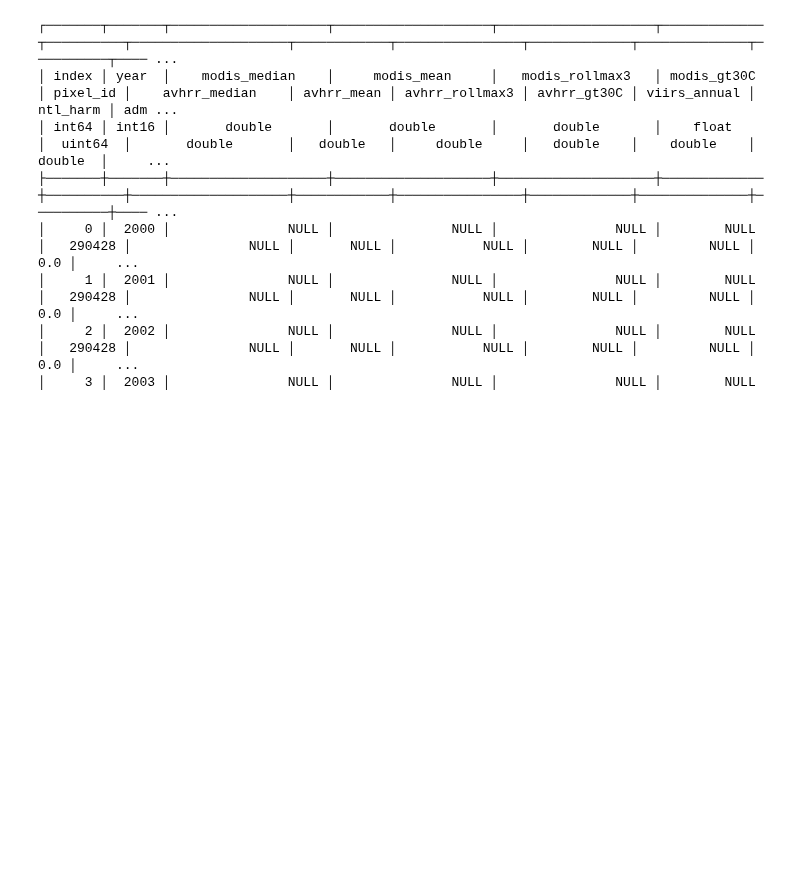
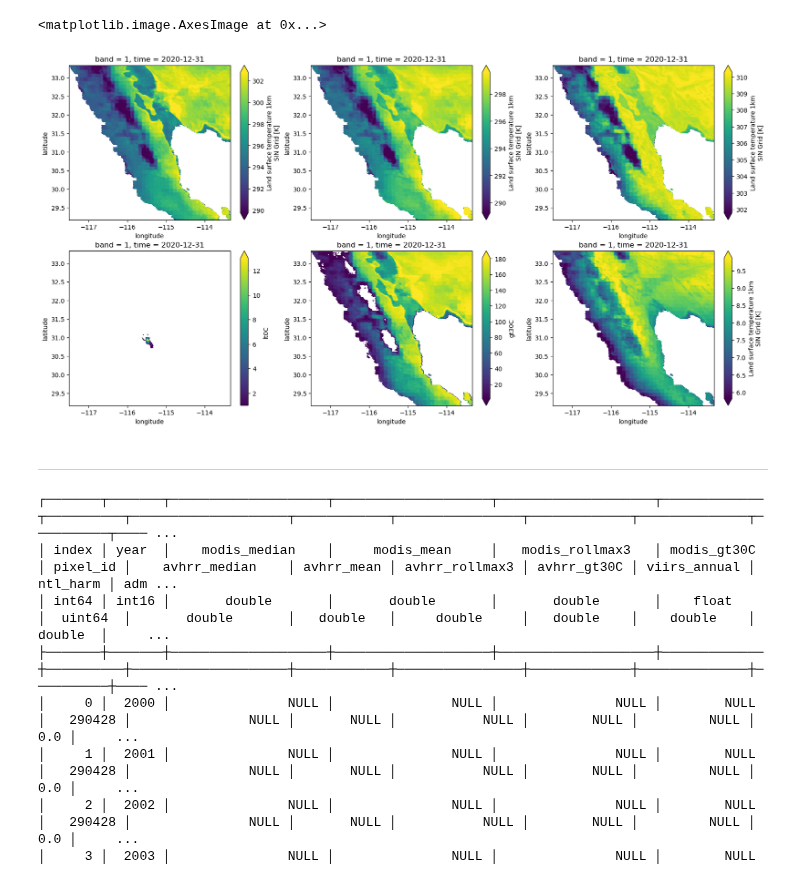
Before and after one commit to felixschulz385/growth-and-temperature, a Jupyter notebook: gnt/experiments/modis_fix.ipynb, the cells around one changed output. Drawn from its saved outputs; the diff is of its cells as text; code cells hidden in the pictures; blank space fills up the shorter version.

```diff
--- a/gnt/experiments/modis_fix.ipynb
+++ b/gnt/experiments/modis_fix.ipynb
@@ -0,0 +7,8 @@
+# %%
+modis = xr.open_zarr(
+    "/scicore/home/meiera/schulz0022/projects/growth-and-temperature/data_nobackup/glass/LST/MODIS/Daily/1KM/processed/stage_2/modis_timeseries_reprojected.zarr",
+    consolidated=False
+    )
+# %%
+modis_subset = modis.isel(time=-1, latitude=slice(10_000, 11_000), longitude=slice(15_000, 16_000)).compute()
+modis_subset
@@ -1,3 +37,22 @@
+# %%
+fig, ax = plt.subplots(2,4, figsize=(50,10))
+
+modis_subset["median"].squeeze().plot.imshow(ax=ax[0,0], robust=True)
+
+modis_subset["mean"].squeeze().plot.imshow(ax=ax[0,1], robust=True)
+
+modis_subset["rollmax3"].squeeze().plot.imshow(ax=ax[0,2], robust=True)
+
+modis_subset["lt0C"].squeeze().plot.imshow(ax=ax[1,0], robust=True)
+
+modis_subset["gt30C"].squeeze().plot.imshow(ax=ax[1,1], robust=True)
+
+modis_subset["std"].squeeze().plot.imshow(ax=ax[1,2], robust=True)
+# %% [output]
+<matplotlib.image.AxesImage at 0x...>
+[figure, added]
+# %% [markdown]
+---
 # %%
 import duckdb
 # %%
```
Also changed, not shown: parts of 3 cells of this notebook, 5 other files.
